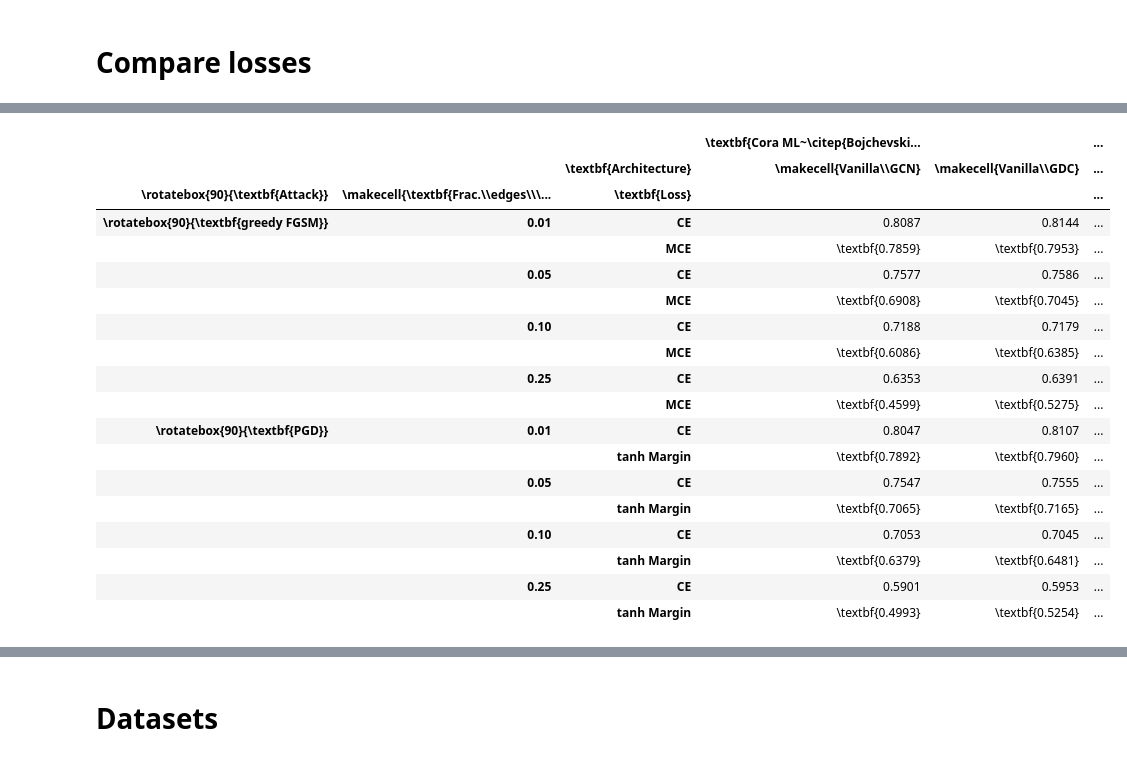
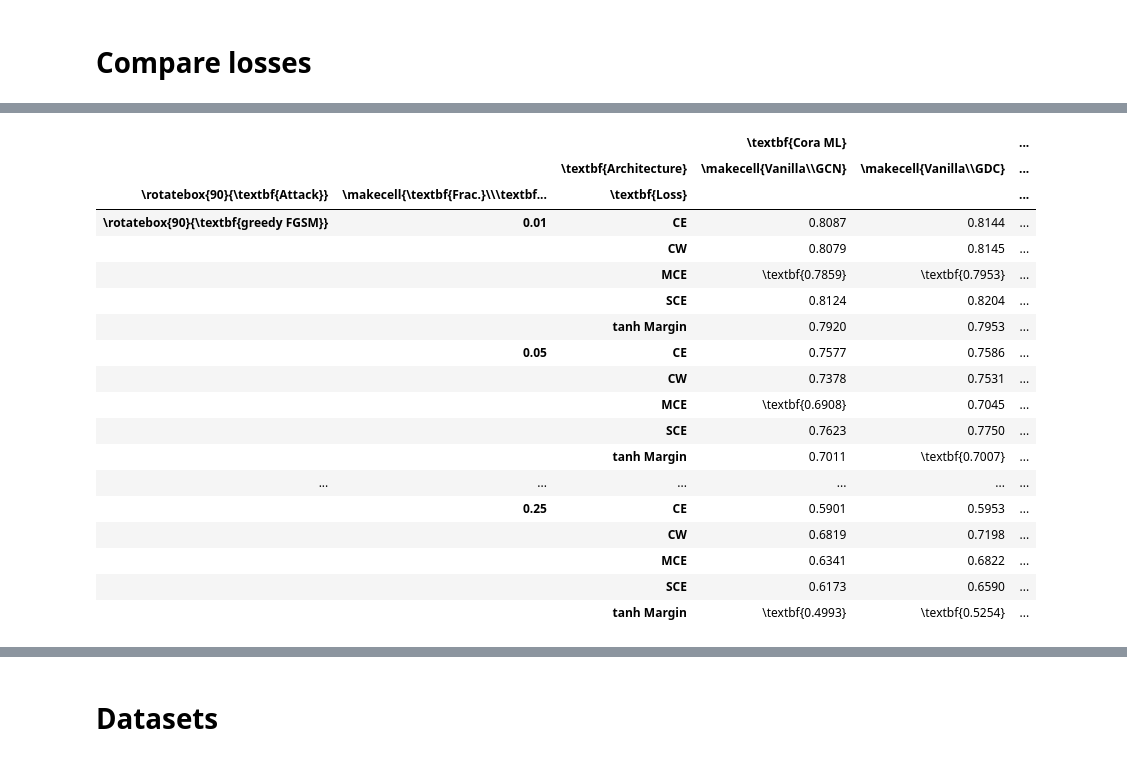
Before and after one commit to sigeisler/robustness_of_gnns_at_scale, a Jupyter notebook: notebooks/Table - Results Table.ipynb, the cells around one changed output, grey strips where cells are left out. Drawn from its saved outputs; the diff is of its cells as text; code cells hidden in the pictures.

```diff
--- a/notebooks/Table - Results Table.ipynb
+++ b/notebooks/Table - Results Table.ipynb
@@ -330,6 +371,8 @@ df[dataset_c].cat.set_categories(
     dataset_order,
     inplace=True
 )
+df[dataset_c] = df[dataset_c].cat.rename_categories([rf'\rotatebox{{90}}{{{cat}}}' for cat in df[dataset_c].cat.categories])
+
 
 df = df[df[epsilons_c].isin(epsilons)].copy()
 
@@ -422,17 +465,22 @@ loss_c = r'\textbf{Loss}'
 
 loss_map = {
     'CE': 'CE',
+    'CW': 'CW',
+    'SCE': 'SCE',
     'MCE': 'MCE',
     'tanhCW': 'tanh Margin',
 }
 
-def loss_str(attack: str, novel_loss: bool) -> str:
-    if attack == 'FGSM' and novel_loss:
-        return loss_map['MCE']
-    elif attack == 'PGD' and novel_loss:
-        return loss_map['tanhCW']
+def loss_str(attack: str, loss: str, stop_optimizing_if_label_flipped: bool) -> str:
+    if isinstance(loss, str):
+        return loss_map[loss]
     else:
-        return loss_map['CE']
+        if attack == 'FGSM' and stop_optimizing_if_label_flipped:
+            return loss_map['MCE']
+        elif attack == 'PGD' and stop_optimizing_if_label_flipped:
+            return loss_map['tanhCW']
+        else:
+            return loss_map['CE']
 
 def transform_label(label: str):
     label = label.replace('\n', ' ').replace(' (T=0.5)','').replace(' (T=0.2)','').replace(' ', r'\\')
@@ -477,10 +530,10 @@ df_results
 # %%
 df = []
 
-for (dataset, attack, label, epsilon, novel_loss), df_group in df_results[
+for (dataset, attack, label, epsilon, loss), df_group in df_results[
     df_results['attack'].isin(['FGSM', 'PGD'])
     & df_results['label'].isin(labels_to_plot)
-].groupby(['dataset', 'attack', 'label', 'epsilon', 'novel_loss']):
+].groupby(['dataset', 'attack', 'label', 'epsilon', 'loss']):
     if len(df_group.seed.unique()) != 3:
         print(f'For {dataset}-{attack}-{epsilon} collected runs for seed {df_group.seed.tolist()}')
 
@@ -491,7 +544,7 @@ for (dataset, attack, label, epsilon, novel_loss), df_group in df_results[
         attack_c: attack_map[attack],
         epsilons_c: epsilon,
         'accuracy': accuracy,
-        loss_c: loss_str(attack, novel_loss)
+        loss_c: loss
     })
 
 df = pd.DataFrame(df)
@@ -547,58 +600,58 @@ df_piv = pd.pivot_table(
 
 #df_piv = df_piv[[c for attack in attack_order for c in df_piv.columns if c[0] == attack]]
 
 #for epsilon, mark in zip(epsilons, epsilon_marks):
 #    current_columns = [c for c in df_piv.columns if c[1] == epsilon]
 #    df_piv[current_columns] = df_piv[current_columns].groupby(dataset_c).apply(
 #        partial(mark_best_and_second_best, first_mark=mark, second_mark='', axis=1, is_higher_better=False)
 #    )
 
 #def acc_to_mean_and_error(group: pd.DataFrame, with_error=True, decimal_places: int = 3):
 #    return calc_mean_and_error(group['accuracy'], group['seed'], with_error=with_error, decimal_places=decimal_places)
 
 #df_piv = df_piv.join(df_accuracy)
 df_piv = df_piv.fillna('-')
 
 ce_acc = df_piv.xs(loss_map['CE'], level=2, drop_level=False).values
 nonce_acc = np.vstack([
-    df_piv.xs(loss_map['tanhCW'], level=2, drop_level=False).values,
-    df_piv.xs(loss_map['MCE'], level=2, drop_level=False).values,
+    df_piv.xs(loss_map[loss], level=2, drop_level=False).values
+    for loss in loss_map.keys() if loss != loss_map['CE']
 ])
 
-mask = ce_acc > nonce_acc
+row_idx = len(loss_map) * np.arange(df_piv.shape[0] // len(loss_map))
+row_idx = (row_idx[:, None]
+           + df_piv.groupby(level=[0,1]).aggregate(lambda col: col.astype(float).argmin()).values
+          ).flatten()
 
-row_idx = 2 * np.arange(mask.shape[0])
-row_idx = (row_idx[:, None] + mask).flatten()
-
-col_idx = np.tile(np.arange(mask.shape[1]), mask.shape[0])
+col_idx = np.tile(np.arange(df_piv.shape[1]), df_piv.shape[0] // len(loss_map))
 
 mask = np.zeros(df_piv.shape).astype(bool)
 mask[row_idx, col_idx] = True
 
 df_piv = df_piv.mask(
     pd.DataFrame(mask, columns=df_piv.columns, index=df_piv.index),
     df_piv.applymap(lambda elem: rf'{epsilon_marks[-1]}{{{elem}}}')
 )
 df_piv
 # %% [output]
-|  |  |  | \textbf{Cora ML~\citep{Bojchevski... |  | ... |
+|  |  |  | \textbf{Cora ML} |  | ... |
 |  |  | \textbf{Architecture} | \makecell{Vanilla\\GCN} | \makecell{Vanilla\\GDC} | ... |
-| \rotatebox{90}{\textbf{Attack}} | \makecell{\textbf{Frac.\\edges\\\... | \textbf{Loss} |  |  | ... |
+| \rotatebox{90}{\textbf{Attack}} | \makecell{\textbf{Frac.}\\\textbf... | \textbf{Loss} |  |  | ... |
 | \rotatebox{90}{\textbf{greedy FGSM}} | 0.01 | CE | 0.8087 | 0.8144 | ... |
+|  |  | CW | 0.8079 | 0.8145 | ... |
 |  |  | MCE | \textbf{0.7859} | \textbf{0.7953} | ... |
+|  |  | SCE | 0.8124 | 0.8204 | ... |
+|  |  | tanh Margin | 0.7920 | 0.7953 | ... |
 |  | 0.05 | CE | 0.7577 | 0.7586 | ... |
-|  |  | MCE | \textbf{0.6908} | \textbf{0.7045} | ... |
-|  | 0.10 | CE | 0.7188 | 0.7179 | ... |
-|  |  | MCE | \textbf{0.6086} | \textbf{0.6385} | ... |
-|  | 0.25 | CE | 0.6353 | 0.6391 | ... |
-|  |  | MCE | \textbf{0.4599} | \textbf{0.5275} | ... |
-| \rotatebox{90}{\textbf{PGD}} | 0.01 | CE | 0.8047 | 0.8107 | ... |
-|  |  | tanh Margin | \textbf{0.7892} | \textbf{0.7960} | ... |
-|  | 0.05 | CE | 0.7547 | 0.7555 | ... |
-|  |  | tanh Margin | \textbf{0.7065} | \textbf{0.7165} | ... |
-|  | 0.10 | CE | 0.7053 | 0.7045 | ... |
-|  |  | tanh Margin | \textbf{0.6379} | \textbf{0.6481} | ... |
+|  |  | CW | 0.7378 | 0.7531 | ... |
+|  |  | MCE | \textbf{0.6908} | 0.7045 | ... |
+|  |  | SCE | 0.7623 | 0.7750 | ... |
+|  |  | tanh Margin | 0.7011 | \textbf{0.7007} | ... |
+| ... | ... | ... | ... | ... | ... |
 |  | 0.25 | CE | 0.5901 | 0.5953 | ... |
+|  |  | CW | 0.6819 | 0.7198 | ... |
+|  |  | MCE | 0.6341 | 0.6822 | ... |
+|  |  | SCE | 0.6173 | 0.6590 | ... |
 |  |  | tanh Margin | \textbf{0.4993} | \textbf{0.5254} | ... |
 # %%
 print(df_piv\
```
Also changed, not shown: parts of 21 cells of this notebook, 8 other files.
